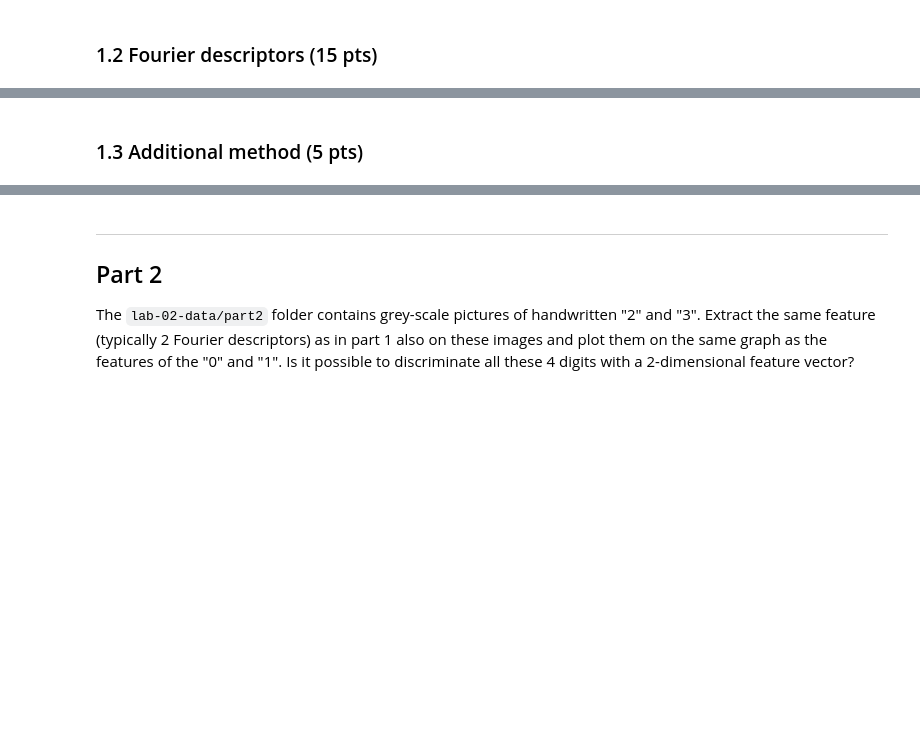
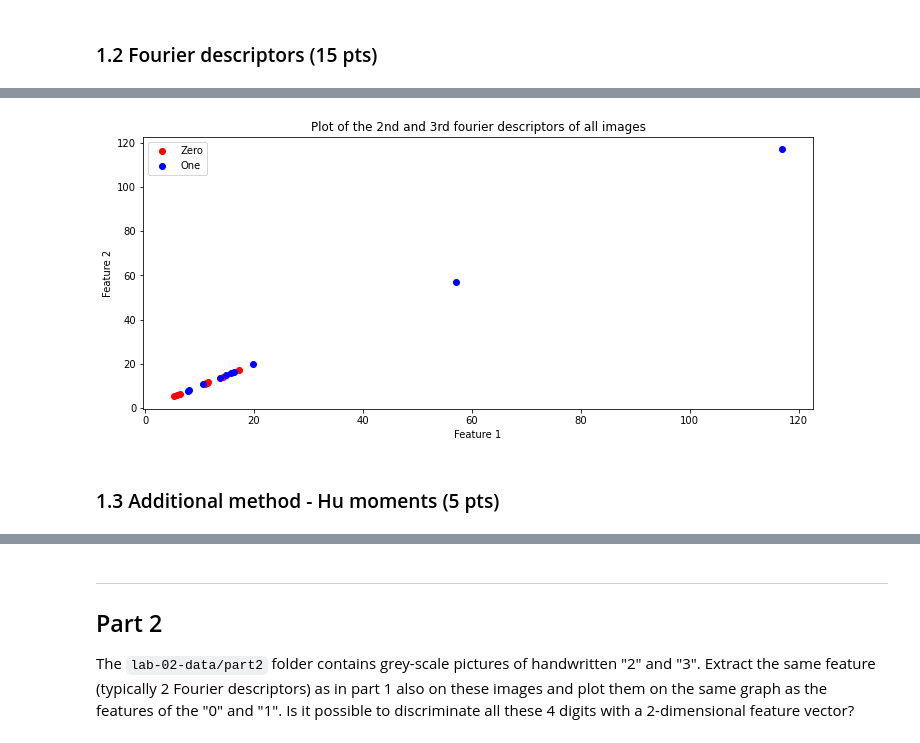
Before and after one commit to melina-chrys/IAPR-squad-lab, a Jupyter notebook: Lab2/lab_02_object_description.ipynb, the cells around one changed output, grey strips where cells are left out. Saved outputs shown, nothing was run; the diff lists cells and outputs as text; code cells hidden in the pictures; blank space fills up the shorter version.

```diff
--- a/Lab2/lab_02_object_description.ipynb
+++ b/Lab2/lab_02_object_description.ipynb
@@ -276,2 +303,17 @@ numpy.ndarray
+# %%
+# Plot descriptors
+fig = plt.figure(1, figsize=(12, 5))
+
+plt.scatter(zeros_features[:,0], zeros_features[:,1], label="Zero", color='red')
+plt.scatter(ones_features[:,0], ones_features[:,1], label="One", color='blue')
+
+plt.xlabel("Feature 1")
+plt.ylabel("Feature 2")
+
+plt.title("Plot of the 2nd and 3rd fourier descriptors of all images")
+plt.legend()
+plt.show()
+# %% [output]
+[figure, added]
 # %% [markdown]
-### 1.3 Additional method (5 pts)
+### 1.3 Additional method - Hu moments (5 pts)
```
Also changed, not shown: parts of 21 cells of this notebook.
